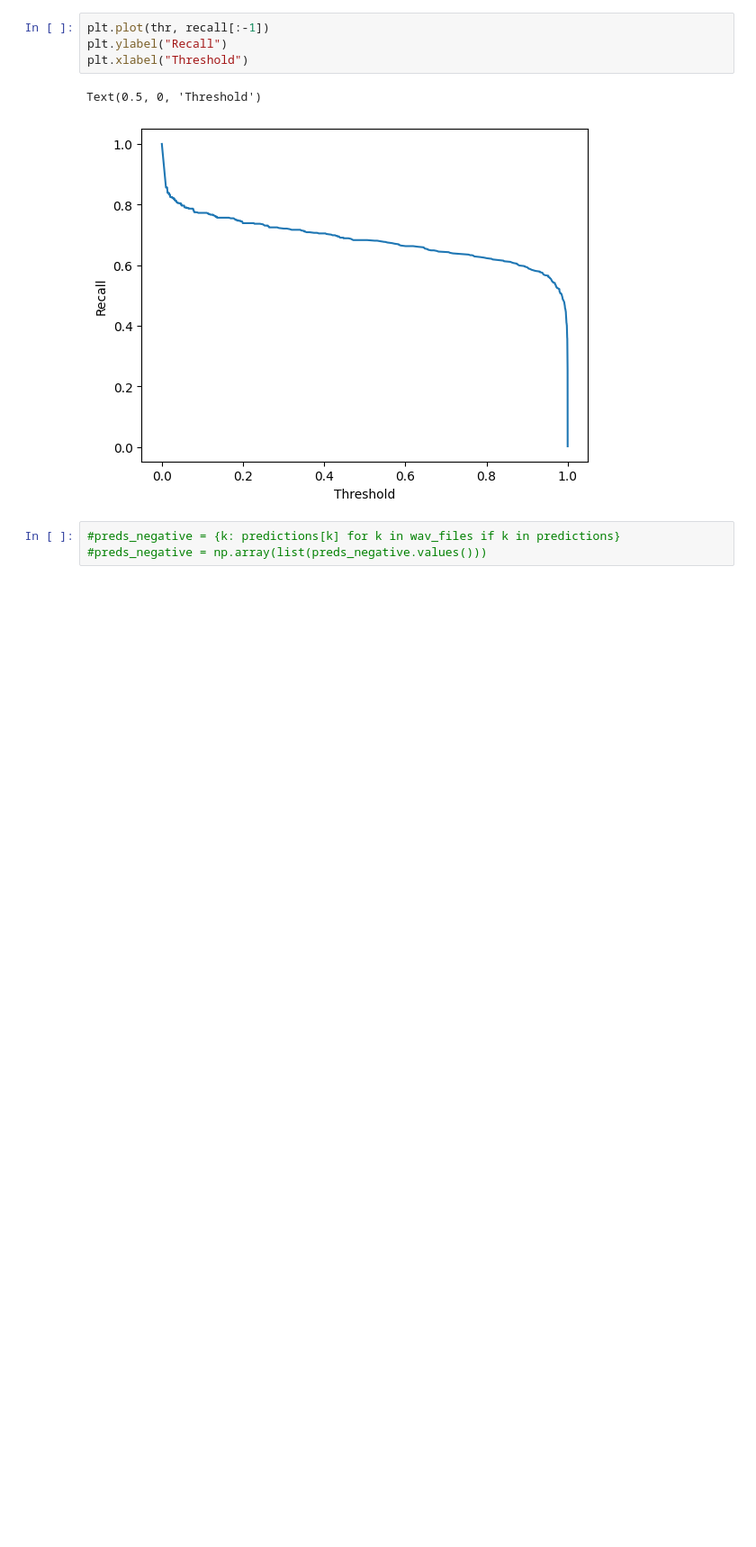
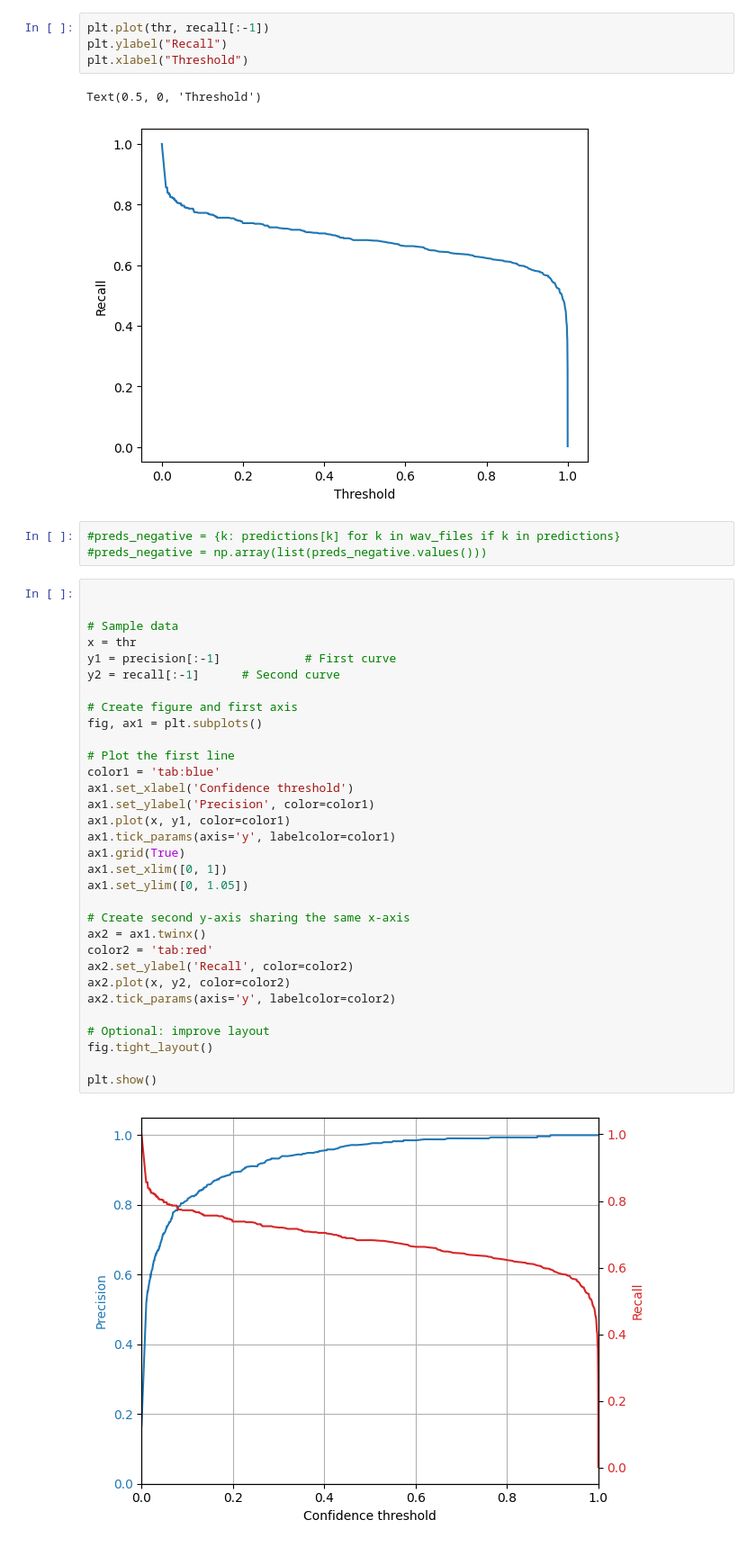
Before and after one commit to hdogan84/insect_cnn, a Jupyter notebook: notebooks/06_BirdNet_Predictions.ipynb, the cells around one changed output. Shown at 90% size. Drawn from its saved outputs; the diff is of its cells as text; blank space fills up the shorter version.

Commit message:
precision recall curve together

```diff
--- a/notebooks/06_BirdNet_Predictions.ipynb
+++ b/notebooks/06_BirdNet_Predictions.ipynb
@@ -148,3 +148,37 @@ Text(0.5, 0, 'Threshold')
 # %%
 #preds_negative = {k: predictions[k] for k in wav_files if k in predictions}
 #preds_negative = np.array(list(preds_negative.values()))
+# %%
+
+
+# Sample data
+x = thr
+y1 = precision[:-1]            # First curve
+y2 = recall[:-1]      # Second curve
+
+# Create figure and first axis
+fig, ax1 = plt.subplots()
+
+# Plot the first line
+color1 = 'tab:blue'
+ax1.set_xlabel('Confidence threshold')
+ax1.set_ylabel('Precision', color=color1)
+ax1.plot(x, y1, color=color1)
+ax1.tick_params(axis='y', labelcolor=color1)
+ax1.grid(True)
+ax1.set_xlim([0, 1])
+ax1.set_ylim([0, 1.05])
+
+# Create second y-axis sharing the same x-axis
+ax2 = ax1.twinx()
+color2 = 'tab:red'
+ax2.set_ylabel('Recall', color=color2)
+ax2.plot(x, y2, color=color2)
+ax2.tick_params(axis='y', labelcolor=color2)
+
+# Optional: improve layout
+fig.tight_layout()
+
+plt.show()
+# %% [output]
+[figure, added]
```
